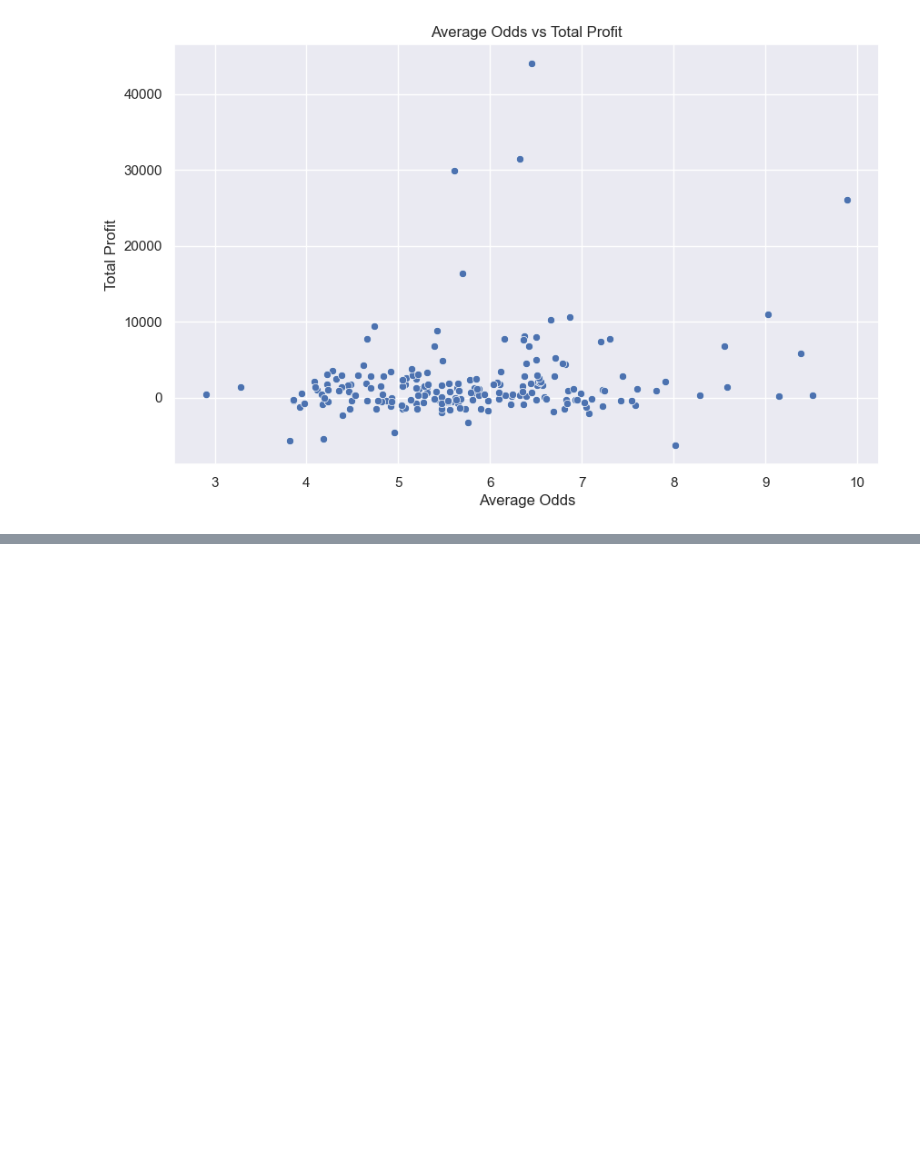
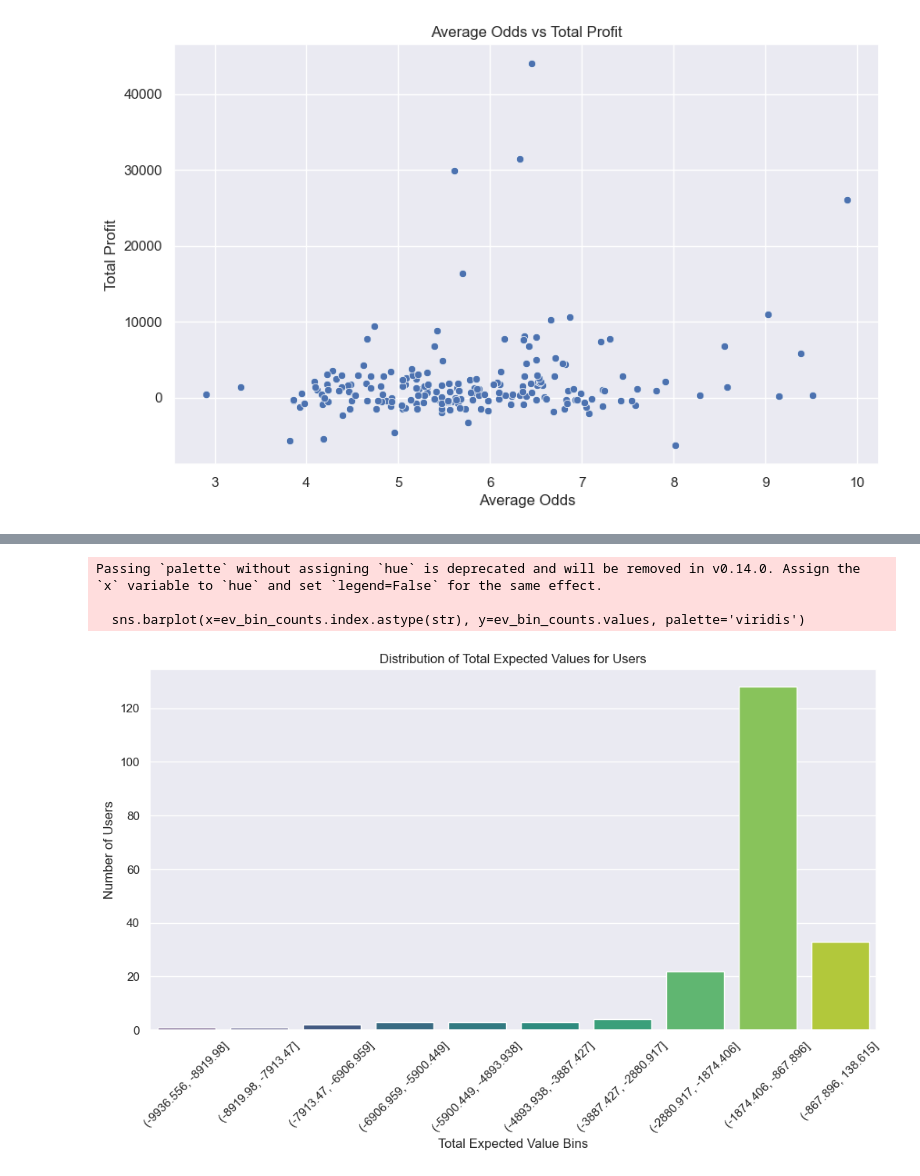
Before and after one commit to avidcyclist/prize_picks_practice, a Jupyter notebook: notebooks/tester.ipynb, the cells around one changed output, grey strips where cells are left out. Cells and saved outputs as stored; diff of their text form; code cells hidden in the pictures; blank space fills up the shorter version.

Commit message:
more mock data

```diff
--- a/notebooks/tester.ipynb
+++ b/notebooks/tester.ipynb
@@ -742,0 +773,27 @@ Total Actual Payouts: 1778937.1500000001
+# %%
+# Assuming df1 is your DataFrame with the calculated Expected_Value
+# Group by User_ID and aggregate the data
+user_summary = df1.groupby('User_ID').agg(
+    Total_Expected_Value=('Expected_Value', 'sum')
+).reset_index()
+
+# Create bins for the expected values
+bins = 10
+user_summary['EV_Bins'] = pd.cut(user_summary['Total_Expected_Value'], bins=bins)
+
+# Count the number of users in each bin
+ev_bin_counts = user_summary['EV_Bins'].value_counts().sort_index()
+
+# Plot the bar chart
+plt.figure(figsize=(12, 6))
+sns.barplot(x=ev_bin_counts.index.astype(str), y=ev_bin_counts.values, palette='viridis')
+plt.xticks(rotation=45)
+plt.title('Distribution of Total Expected Values for Users')
+plt.xlabel('Total Expected Value Bins')
+plt.ylabel('Number of Users')
+plt.show()
+# %% [output]
+Passing `palette` without assigning `hue` is deprecated and will be removed in v0.14.0. Assign the `x` variable to `hue` and set `legend=False` for the same effect.
+
+  sns.barplot(x=ev_bin_counts.index.astype(str), y=ev_bin_counts.values, palette='viridis')
+[figure, added]
```
Also changed, not shown: parts of 53 cells of this notebook, 1 other file.
